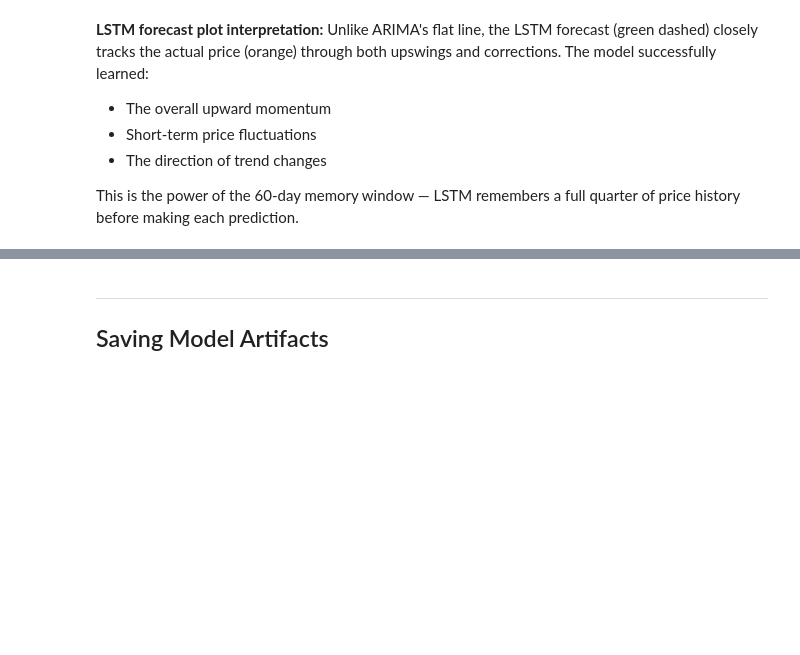
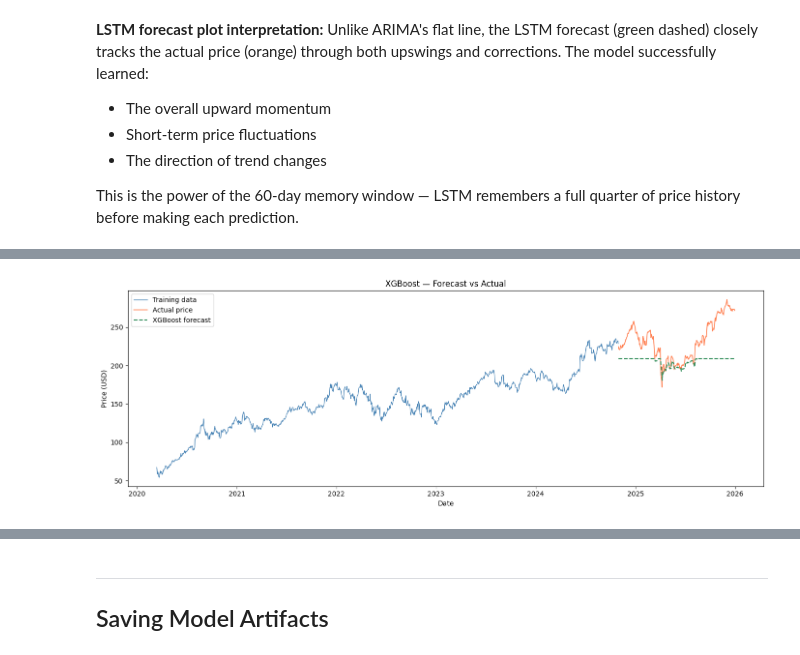
Before and after one commit to himanshu-shekhar2327/Apple-stock-price-forecasting, a Jupyter notebook: notebook.ipynb, the cells around one changed output, grey strips where cells are left out. Cells and saved outputs as stored; diff of their text form; code cells hidden in the pictures; blank space fills up the shorter version.

```diff
--- a/notebook.ipynb
+++ b/notebook.ipynb
@@ -1010,0 +1166,21 @@ This is the power of the 60-day memory window — LSTM remembers a full quarter
+# %%
+from sklearn.metrics import mean_squared_error , mean_absolute_error , mean_absolute_percentage_error
+# ── Cell 6: Evaluate ──────────────────────────────────────
+xgb_pred = xgb_model.predict(X_test)
+
+rmse = np.sqrt(mean_squared_error(y_test, xgb_pred))
+mae  = mean_absolute_error(y_test, xgb_pred)
+mape = mean_absolute_percentage_error(y_test, xgb_pred) * 100
+
+print("=" * 45)
+print("         XGBoost Results")
+print("=" * 45)
+print(f"  RMSE : {rmse:.2f}")
+print(f"  MAE  : {mae:.2f}")
+print(f"  MAPE : {mape:.2f}%")
+print("=" * 45)
+print(f"\n  Model comparison:")
+print(f"  ARIMA           RMSE : 24.71")
+print(f"  Prophet (tuned) RMSE : 27.34")
+print(f"  XGBoost         RMSE : {rmse:.2f}")
+print(f"  LSTM            RMSE :  8.96  ← best")
@@ -1010,0 +1232,26 @@ This is the power of the 60-day memory window — LSTM remembers a full quarter
+# %%
+# ── Cell 8: Forecast plot ──────────────────────────────────
+test_dates = data.index[train_size:]
+
+fig, ax = plt.subplots(figsize=(14, 5))
+
+ax.plot(data.index[:train_size], y_train,
+        color='steelblue', linewidth=1,
+        label='Training data')
+
+ax.plot(test_dates, y_test,
+        color='coral', linewidth=1.2,
+        label='Actual price')
+
+ax.plot(test_dates, xgb_pred,
+        color='seagreen', linewidth=1.5,
+        linestyle='--', label='XGBoost forecast')
+
+ax.set_title('XGBoost — Forecast vs Actual')
+ax.set_xlabel('Date')
+ax.set_ylabel('Price (USD)')
+ax.legend()
+plt.tight_layout()
+plt.show()
+# %% [output]
+[figure, added]
```
Also changed, not shown: parts of 27 cells of this notebook, 4 other files.
